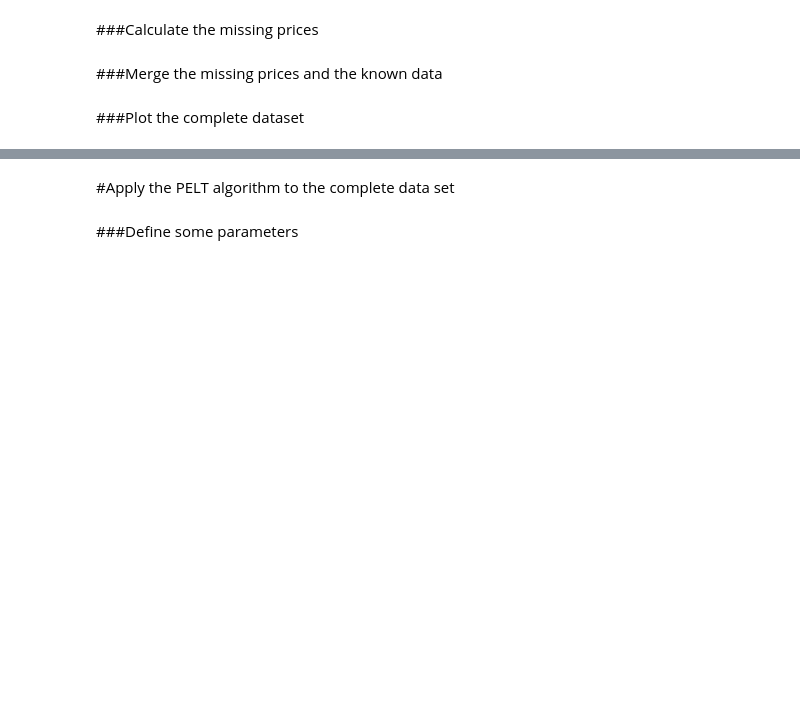
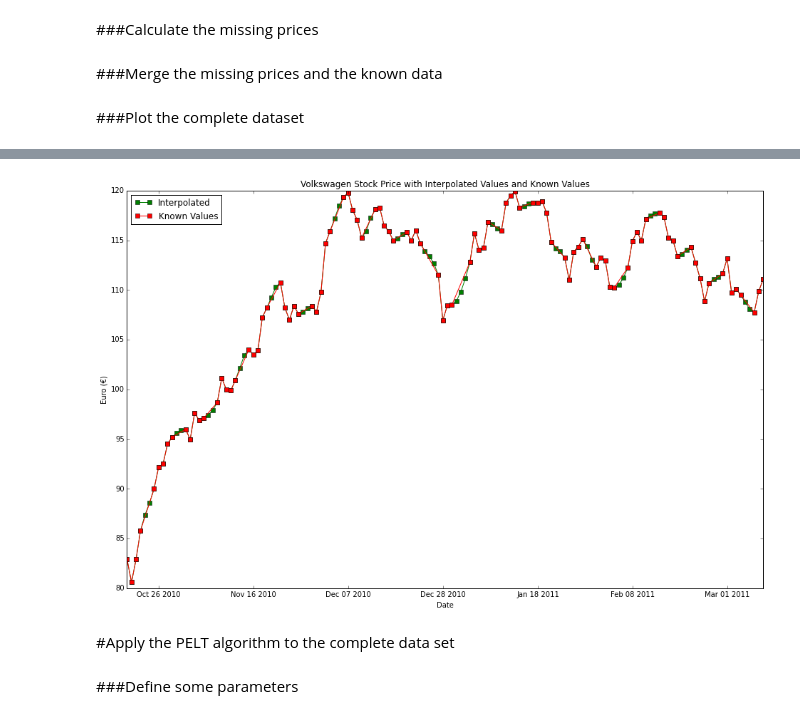
Before and after one commit to jcmuddle/nag4py_changepoint_pelt_mongodb, a Jupyter notebook: mongodb_change_point.ipynb, the cells around one changed output, grey strips where cells are left out. Cells and saved outputs as stored; diff of their text form; code cells hidden in the pictures; blank space fills up the shorter version.

```diff
--- a/mongodb_change_point.ipynb
+++ b/mongodb_change_point.ipynb
@@ -134,3 +135,19 @@ plt.show()
+# %%
+start = 4000
+end = 4100
+s = np.where(all_dates==known_dates[start])[0][0]
+e = np.where(all_dates==known_dates[end])[0][0]
+fig = plt.figure()
+fig.set_size_inches(16, 10)
+plt.plot(all_data.index[s:e], all_data[price_type][s:e], 'gs-', label = 'Interpolated')
+plt.plot(known_dates[start:end], known_prices[start:end], 'rs-', label = 'Known Values')
+plt.title('Volkswagen Stock Price with Interpolated Values and Known Values')
+plt.legend(loc = 2)
+plt.ylabel('Euro '+u"(\u20AC)")
+plt.xlabel('Date')
+plt.show()
+# %% [output]
+[figure, added]
 # %% [markdown]
 #Apply the PELT algorithm to the complete data set
 # %% [markdown]
```
Also changed, not shown: parts of 10 cells of this notebook.
